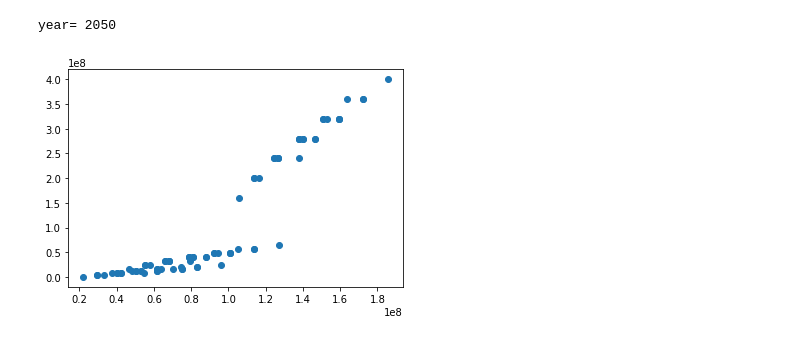
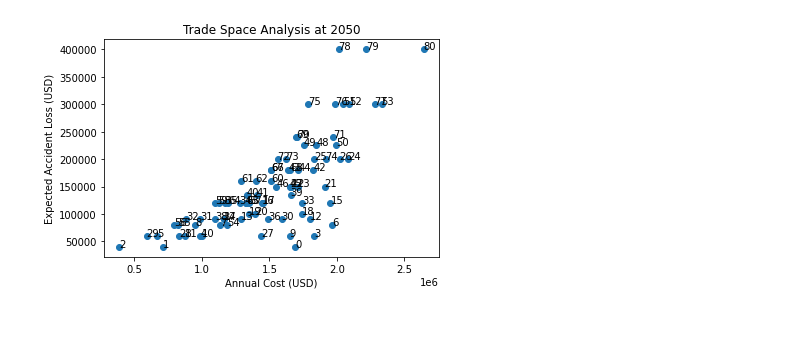
Before and after one commit to tnakash/autoship_trans_sim, a Jupyter notebook: main.ipynb, the cells around one changed output. Cells and saved outputs as stored; diff of their text form; code cells hidden in the pictures.

```diff
--- a/main.ipynb
+++ b/main.ipynb
@@ -158,5 +248,5 @@ Year, Seafarer, ShoreOperator, ExpLoss, CS, Comm, Situ, Plan, Exec, RemOpe, RemM
 # %%
-# Import from csv files
-cost = pd.read_csv("csv/cost.csv")
-spec = pd.read_csv("csv/spec.csv")
-demand = pd.read_csv("csv/demand.csv")
+# # Import from csv files (Optional)
+# cost = pd.read_csv("csv/cost.csv")
+# spec = pd.read_csv("csv/spec.csv")
+# demand = pd.read_csv("csv/demand.csv")
@@ -329,16 +252,0 @@ The total value is 17.
-# %%
-# Modify input (Interactively)
-
-spec['sa_cost'] = 0
-spec['sa_cost'][spec['SituationAwareness'].isin(['FullAuto'])] = 1
-spec['sa_cost'][spec['SituationAwareness'].isin(['SemiAuto'])] = 0.5
-spec['pl_cost'] = 0
-spec['pl_cost'][spec['Planning'].isin(['FullAuto'])] = 1
-spec['pl_cost'][spec['Planning'].isin(['SemiAuto'])] = 0.5
-spec['ex_cost'] = 0
-spec['ex_cost'][spec['Control'].isin(['FullAuto'])] = 1
-spec['ex_cost'][spec['Control'].isin(['SemiAuto'])] = 0.5
-spec['ro_cost'] = 0
-spec['ro_cost'][spec['Remote'].isin(['Control'])] = 1
-spec['rm_cost'] = 0
-spec['rm_cost'][spec['Remote'].isin(['Monitor'])] = 1
@@ -363,17 +253,18 @@ See the caveats in the documentation: https://pandas.pydata.org/pandas-docs/stab
 # %%
-# Select Ship
-select = [0] * 50
+# Select Ship and show Tradespace
+select = [0] * len(cost.Year)
 labels = []
 
-for i in range(50):
-    select[i], annual_cost, opex_sum, capex_sum, ac_loss, sf_sum = select_ship(spec, cost, i)
+for i in range(len(cost.Year)):
+    select[i], annual_cost, opex_sum, capex_sum, ac_loss, sf_sum = select_ship(spec, cost, i, ship_age)
 
     # Show tradespace
     if cost.Year[i] == 2050:
-        print('year=', cost.Year[i])
-        plt.scatter(x=annual_cost, y=ac_loss*sf_sum)
-        # for j, label in enumerate(spec.index.values):
-        #     plt.text(annual_cost[j], ac_loss[j]* sf_sum[j], label)
+        plt.scatter(x=annual_cost, y=ac_loss)
+        plt.title("Trade Space Analysis at " + str(cost.Year[i]))
+        plt.xlabel("Annual Cost (USD)")
+        plt.ylabel("Expected Accident Loss (USD)")
+        for j, label in enumerate(spec.index.values):
+            plt.text(annual_cost[j], ac_loss[j], label)
 # %% [output]
-year= 2050
-[figure, old version]
+[figure, new version]
```
Also changed, not shown: parts of 24 cells of this notebook, 6 other files.
